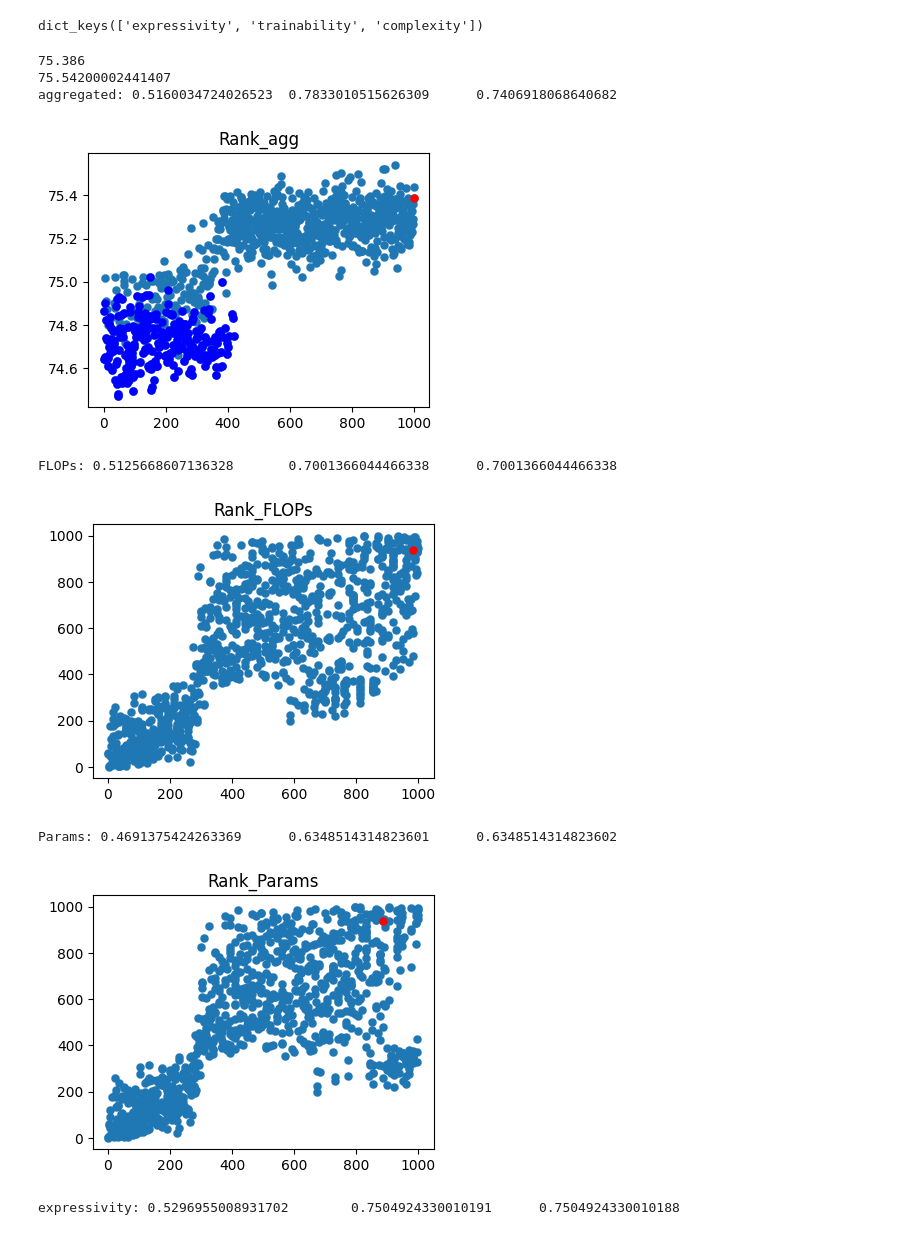
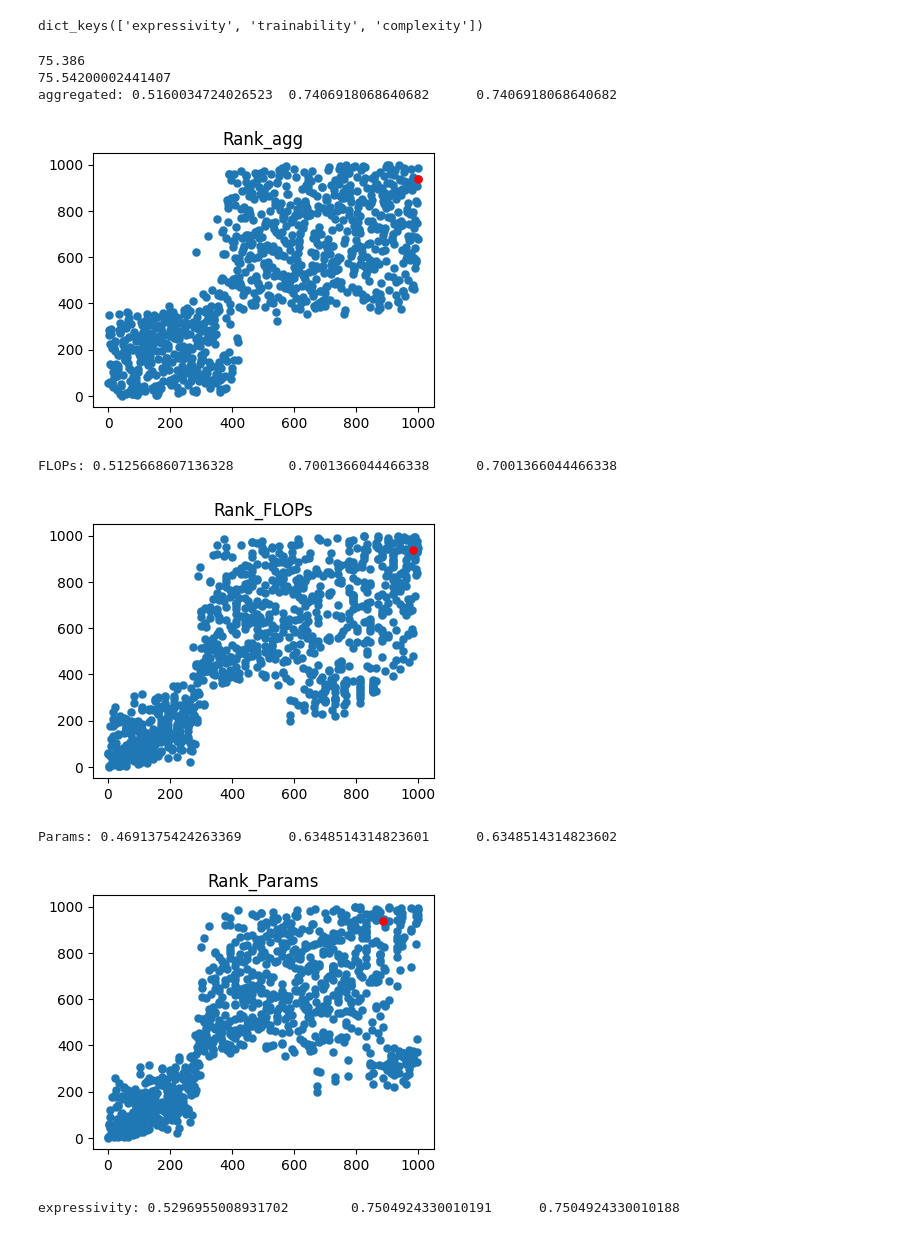
Before and after one commit to cvlab-yonsei/AZ-NAS, a Jupyter notebook: ImageNet_AutoFormer/correlation.ipynb, the cells around one changed output. Cells and saved outputs as stored; diff of their text form; code cells hidden in the pictures.

```diff
--- a/ImageNet_AutoFormer/correlation.ipynb
+++ b/ImageNet_AutoFormer/correlation.ipynb
@@ -213,42 +213,42 @@ print(max(proxies['acc']))
 
 x = stats.rankdata(rank_agg)
 y = stats.rankdata(proxies['acc'])
-y = proxies['acc']
+# y = proxies['acc']
 kendalltau = stats.kendalltau(x, y)
 spearmanr = stats.spearmanr(x, y)
 pearsonr = stats.pearsonr(x, y)
 print("aggregated: {}\t{}\t{}\t".format(kendalltau[0], pearsonr[0], spearmanr[0]))
 plt.figure(figsize=(4*fig_scale,3*fig_scale))
 plt.scatter(x, y, linewidths=0.1)
-plt.scatter(x[indices], np.array(y)[indices], linewidths=0.1, c='b')
+# plt.scatter(x[indices], np.array(y)[indices], linewidths=0.1, c='b')
 plt.scatter(x[best_idx], y[best_idx], c="r", linewidths=0.1)
 plt.title("Rank_agg")
 plt.show()
 
 
 # for each
 metrics = {'FLOPs':proxies['flops'], 'Params':proxies['params']}
 for k, v in results.items():
     metrics[k] = v
 for k in metrics.keys():
     x = stats.rankdata(metrics[k])
     y = stats.rankdata(proxies['acc'])
 #     x = metrics[k]
 #     y = proxies['acc']
     kendalltau = stats.kendalltau(x, y)
     spearmanr = stats.spearmanr(x, y)
     pearsonr = stats.pearsonr(x, y)
     print("{}: {}\t{}\t{}\t".format(k, kendalltau[0], pearsonr[0], spearmanr[0]))
     plt.figure(figsize=(4*fig_scale,3*fig_scale))
     plt.scatter(x, y, linewidths=0.1)
     plt.scatter(x[best_idx], y[best_idx], c="r", linewidths=0.1)
     plt.title("Rank_{}".format(k))
     plt.show()
 # %% [output]
 75.386
 75.54200002441407
-aggregated: 0.5160034724026523  0.7833010515626309      0.7406918068640682
+aggregated: 0.5160034724026523  0.7406918068640682      0.7406918068640682
-[figure, old version]
+[figure, new version]
 FLOPs: 0.5125668607136328       0.7001366044466338      0.7001366044466338
 [figure]
 Params: 0.4691375424263369      0.6348514314823601      0.6348514314823602
```
Also changed, not shown: 12 other files.
